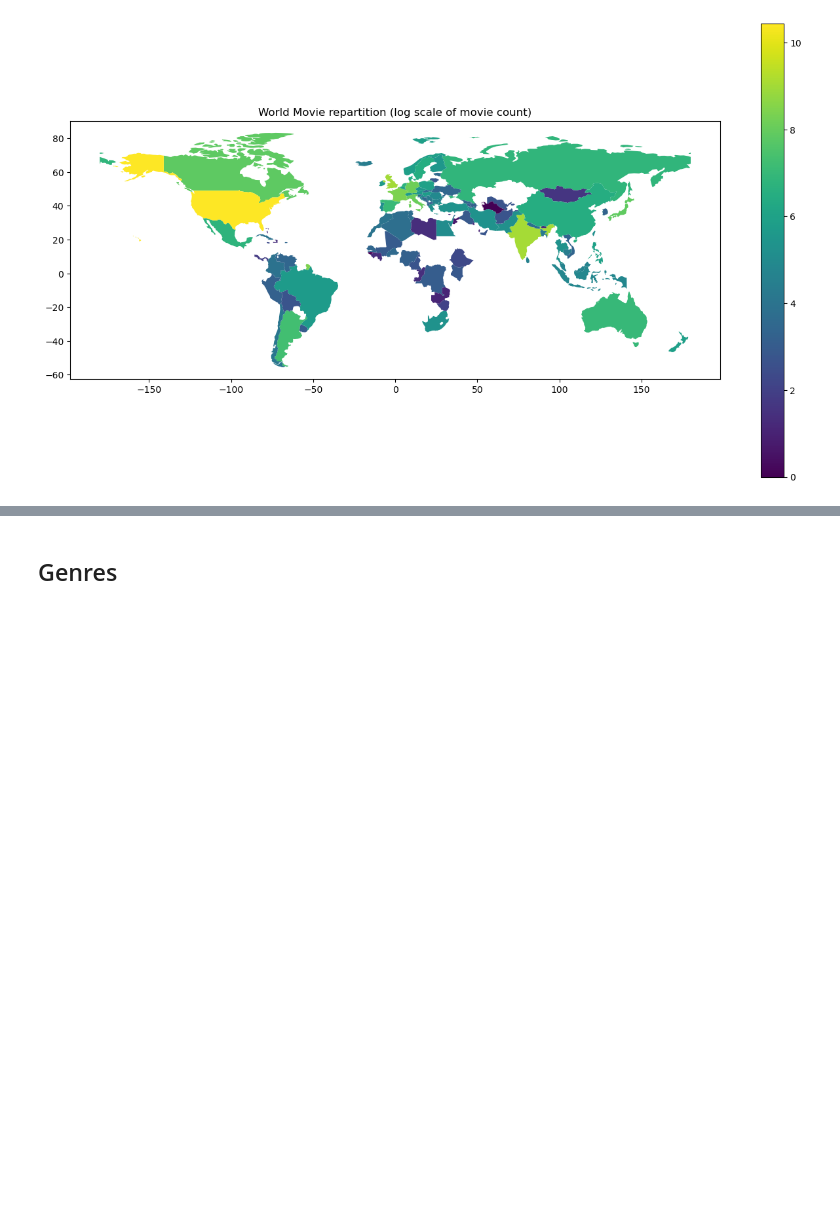
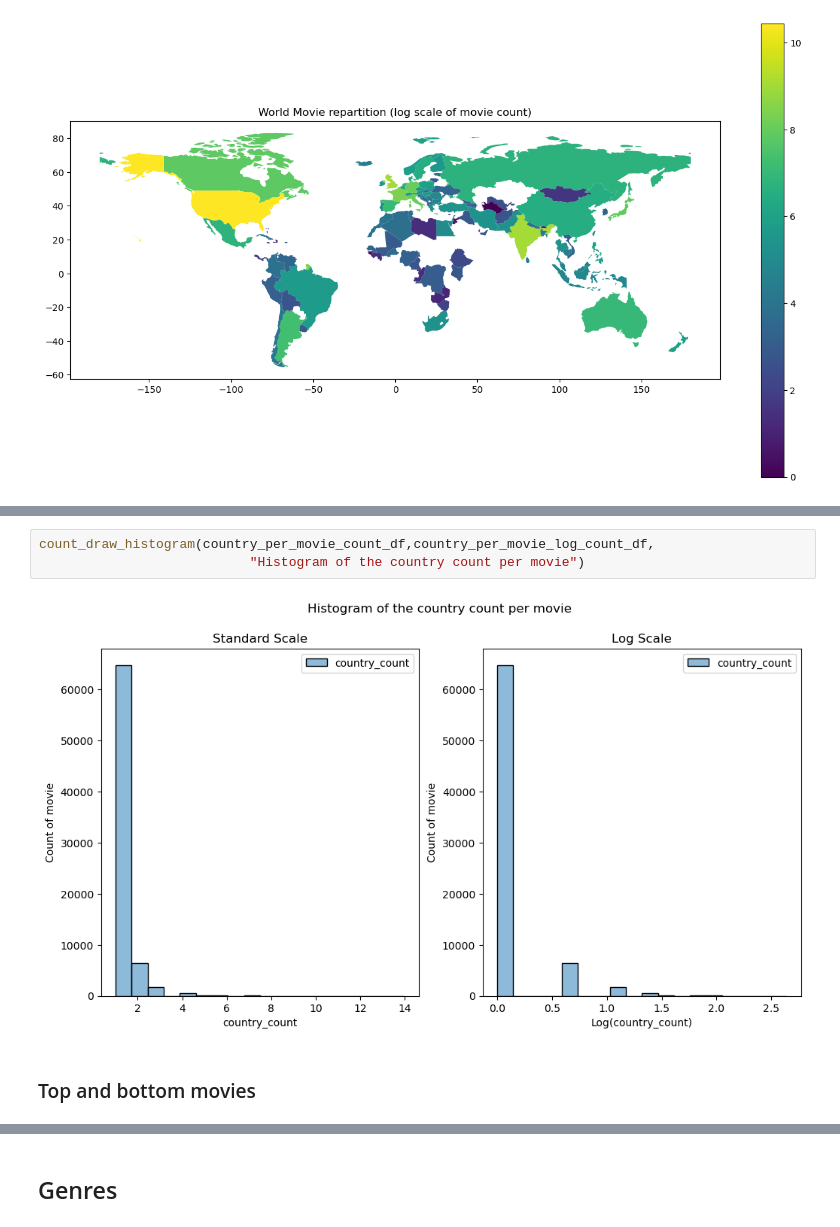
Before and after one commit to epfl-ada/ada-2022-project-zozoz, a Jupyter notebook: src/eda/data_inspection.ipynb, the cells around one changed output, grey strips where cells are left out. Cells and saved outputs as stored; diff of their text form; blank space fills up the shorter version.

```diff
--- a/src/eda/data_inspection.ipynb
+++ b/src/eda/data_inspection.ipynb
@@ -250,0 +258,7 @@ world_merge.plot(column="movie_count",legend=True,ax=ax);
+# %%
+count_draw_histogram(country_per_movie_count_df,country_per_movie_log_count_df,
+                           "Histogram of the country count per movie")
+# %% [output]
+[figure, added]
+# %% [markdown]
+### Top and bottom movies
```
Also changed, not shown: parts of 29 cells of this notebook.
